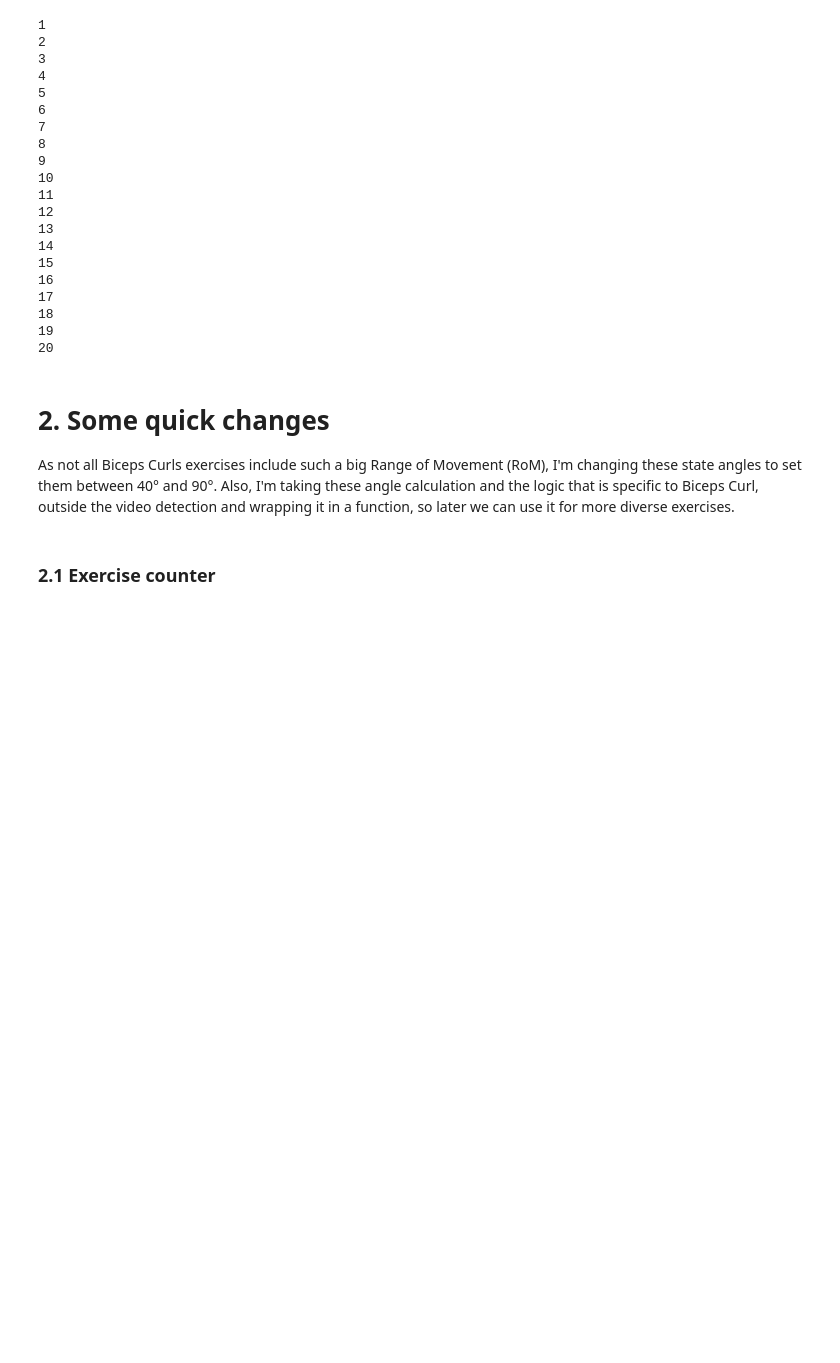
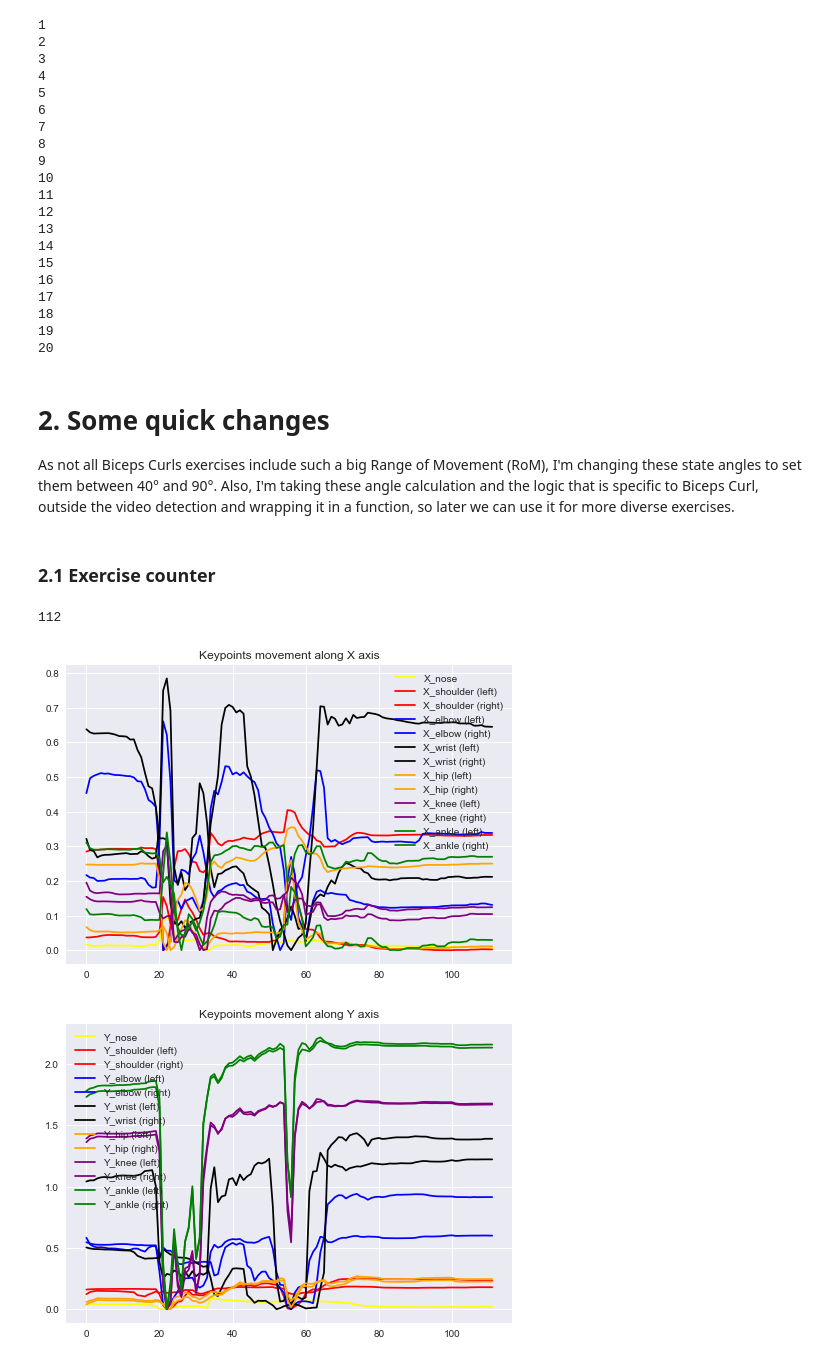
Before and after one commit to ignacioaristimuno/Projects, a Jupyter notebook: Machine Learning/Pose Estimation/Gym Repetitions Tracking/Gym Repetitions Counting.ipynb, the cells around one changed output. Drawn from its saved outputs; the diff is of its cells as text; code cells hidden in the pictures; blank space fills up the shorter version.

Commit message:
First plots with X and Y separation.

```diff
--- a/Machine Learning/Pose Estimation/Gym Repetitions Tracking/Gym Repetitions Counting.ipynb
+++ b/Machine Learning/Pose Estimation/Gym Repetitions Tracking/Gym Repetitions Counting.ipynb
@@ -11,6 +11,12 @@ This is the base code presented by Nicholas, with which we can count repetitions
 import cv2
 import mediapipe as mp
 import numpy as np
+import matplotlib.pyplot as plt
+import seaborn as sns
+
+%matplotlib inline
+sns.set_style('darkgrid')
+plt.style.use('seaborn')
 
 mp_drawing = mp.solutions.drawing_utils
 mp_pose = mp.solutions.pose
@@ -140,7 +146,7 @@ As not all Biceps Curls exercises include such a big Range of Movement (RoM), I'
 # %% [markdown]
 ### 2.1 Exercise counter
 # %%
-def get_coordinates():
+def get_coordinates(landmarks):
 
     # Head
     nose = [landmarks[mp_pose.PoseLandmark.NOSE.value].x, landmarks[mp_pose.PoseLandmark.NOSE.value].y]
@@ -155,7 +161,7 @@ def get_coordinates():
 
     # Wrists
     l_wrist = [landmarks[mp_pose.PoseLandmark.LEFT_WRIST.value].x, landmarks[mp_pose.PoseLandmark.LEFT_WRIST.value].y]
-    r_wrist = [landmarks[mp_pose.PoseLandmark.RIGHT_WRIST.value].x, landmarks[mp_pose.PoseLandmark.RIGHTT_WRIST.value].y]
+    r_wrist = [landmarks[mp_pose.PoseLandmark.RIGHT_WRIST.value].x, landmarks[mp_pose.PoseLandmark.RIGHT_WRIST.value].y]
 
     # Hip
     l_hip = [landmarks[mp_pose.PoseLandmark.LEFT_HIP.value].x, landmarks[mp_pose.PoseLandmark.LEFT_HIP.value].y]
@@ -173,7 +179,7 @@ def get_coordinates():
 
 
 
-def get_angles():
+def get_angles(l_shoulder, r_shoulder, l_elbow, r_elbow, l_wrist, r_wrist, l_hip, r_hip, l_knee, r_knee, l_ankle, r_ankle):
 
     # Elbow angles
     l_elbow_angle = calculate_angles(l_shoulder, l_elbow, l_wrist)
@@ -198,10 +204,9 @@ def get_angles():
 def exercise_counter(exercise, landmark):
 
     # Get coordinates
-    nose, l_shoulder, r_shoulder, l_elbow, r_elbow, l_wrist, r_wrist, l_hip, r_hip, l_knee, r_lnee, l_ankle, r_ankle = get_coordinates(exercise)
+    keypoints = get_coordinates(exercise)
 
     # Calculate angles
-    l_elbow_angle, r_elbow_angle, l_shoulder_angle, r_shoulder_angle, l_knee_angle, r_knee_angle, l_hip_angle, r_hip_angle
+    angles = get_angles(keypoints)
 
-    # Logic for angles
     return None
@@ -207,0 +268,4 @@ def exercise_counter(exercise, landmark):
+# %%
+len(keypoints_list)
+# %% [output]
+112
@@ -207,0 +415,5 @@ def exercise_counter(exercise, landmark):
+# %%
+show_plot()
+# %% [output]
+[figure, added]
+[figure, added]
```
Also changed, not shown: parts of 3 cells of this notebook.
